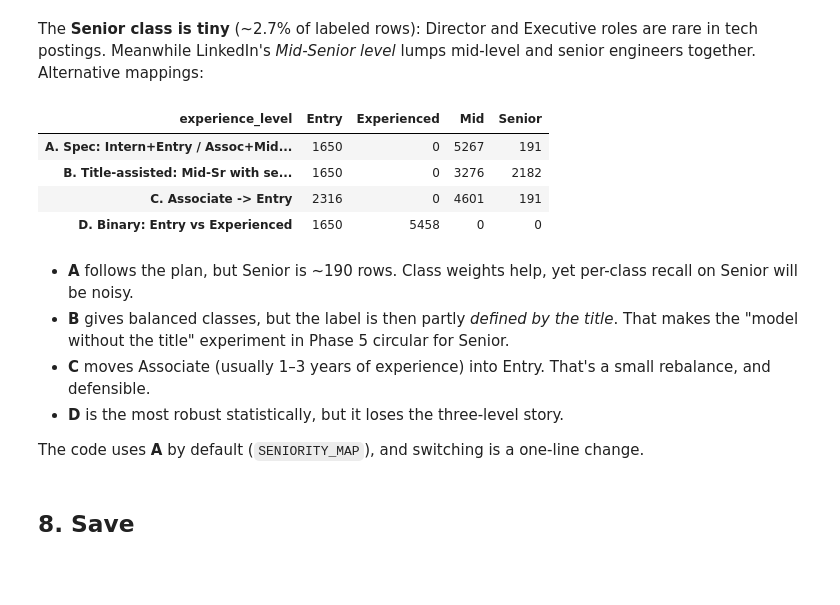
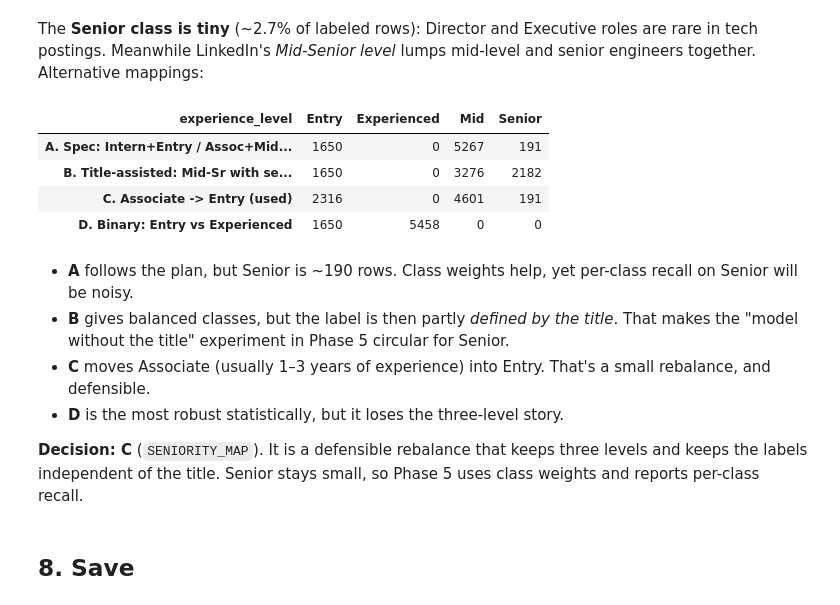
Before and after one commit to KlRAAA/SkillScope-Tech-Job-Market-Analyzer, a Jupyter notebook: notebooks/02_cleaning.ipynb, the cells around one changed output. Saved outputs shown, nothing was run; the diff lists cells and outputs as text; code cells hidden in the pictures; blank space fills up the shorter version.

Commit message:
feat: group associate roles with entry level

```diff
--- a/notebooks/02_cleaning.ipynb
+++ b/notebooks/02_cleaning.ipynb
@@ -260,24 +260,25 @@ Meanwhile LinkedIn's *Mid-Senior level* lumps mid-level and senior engineers tog
 # %%
 labeled = df.loc[df["experience_level"].notna()].copy()
 level = labeled["experience_level"].astype(str)
 senior_title = labeled["title"].str.contains(
     r"\b(?:senior|sr\.?|lead|staff|principal|head|director|vp|chief)\b", case=False
 )
 
+spec_map = {**clean.SENIORITY_MAP, "Associate": "Mid"}  # the original plan
 options = {
-    "A. Spec: Intern+Entry / Assoc+Mid-Sr / Dir+Exec": clean.map_seniority(level),
-    "B. Title-assisted: Mid-Sr with senior-ish title -> Senior": clean.map_seniority(level).mask(
+    "A. Spec: Intern+Entry / Assoc+Mid-Sr / Dir+Exec": clean.map_seniority(level, spec_map),
+    "B. Title-assisted: Mid-Sr with senior-ish title -> Senior": clean.map_seniority(level, spec_map).mask(
         level.eq("Mid-Senior level") & senior_title, "Senior"
     ),
-    "C. Associate -> Entry": clean.map_seniority(level, {**clean.SENIORITY_MAP, "Associate": "Entry"}),
-    "D. Binary: Entry vs Experienced": clean.map_seniority(level).replace({"Mid": "Experienced", "Senior": "Experienced"}),
+    "C. Associate -> Entry (used)": clean.map_seniority(level),
+    "D. Binary: Entry vs Experienced": clean.map_seniority(level, spec_map).replace({"Mid": "Experienced", "Senior": "Experienced"}),
 }
 pd.DataFrame({name: s.value_counts() for name, s in options.items()}).T.fillna(0).astype(int)
 # %% [output]
 | experience_level | Entry | Experienced | Mid | Senior |
 | A. Spec: Intern+Entry / Assoc+Mid... | 1650 | 0 | 5267 | 191 |
 | B. Title-assisted: Mid-Sr with se... | 1650 | 0 | 3276 | 2182 |
-| C. Associate -> Entry | 2316 | 0 | 4601 | 191 |
+| C. Associate -> Entry (used) | 2316 | 0 | 4601 | 191 |
 | D. Binary: Entry vs Experienced | 1650 | 5458 | 0 | 0 |
 # %% [markdown]
 - **A** follows the plan, but Senior is ~190 rows. Class weights help, yet per-class recall on Senior will be noisy.
@@ -285,7 +286,7 @@ pd.DataFrame({name: s.value_counts() for name, s in options.items()}).T.fillna(0
 - **C** moves Associate (usually 1–3 years of experience) into Entry. That's a small rebalance, and defensible.
 - **D** is the most robust statistically, but it loses the three-level story.
 
-The code uses **A** by default (`SENIORITY_MAP`), and switching is a one-line change.
+**Decision: C** (`SENIORITY_MAP`). It is a defensible rebalance that keeps three levels and keeps the labels independent of the title. Senior stays small, so Phase 5 uses class weights and reports per-class recall.
 # %% [markdown]
 ## 8. Save
 # %%
```
Also changed, not shown: parts of 1 cell of this notebook, 3 other files.
